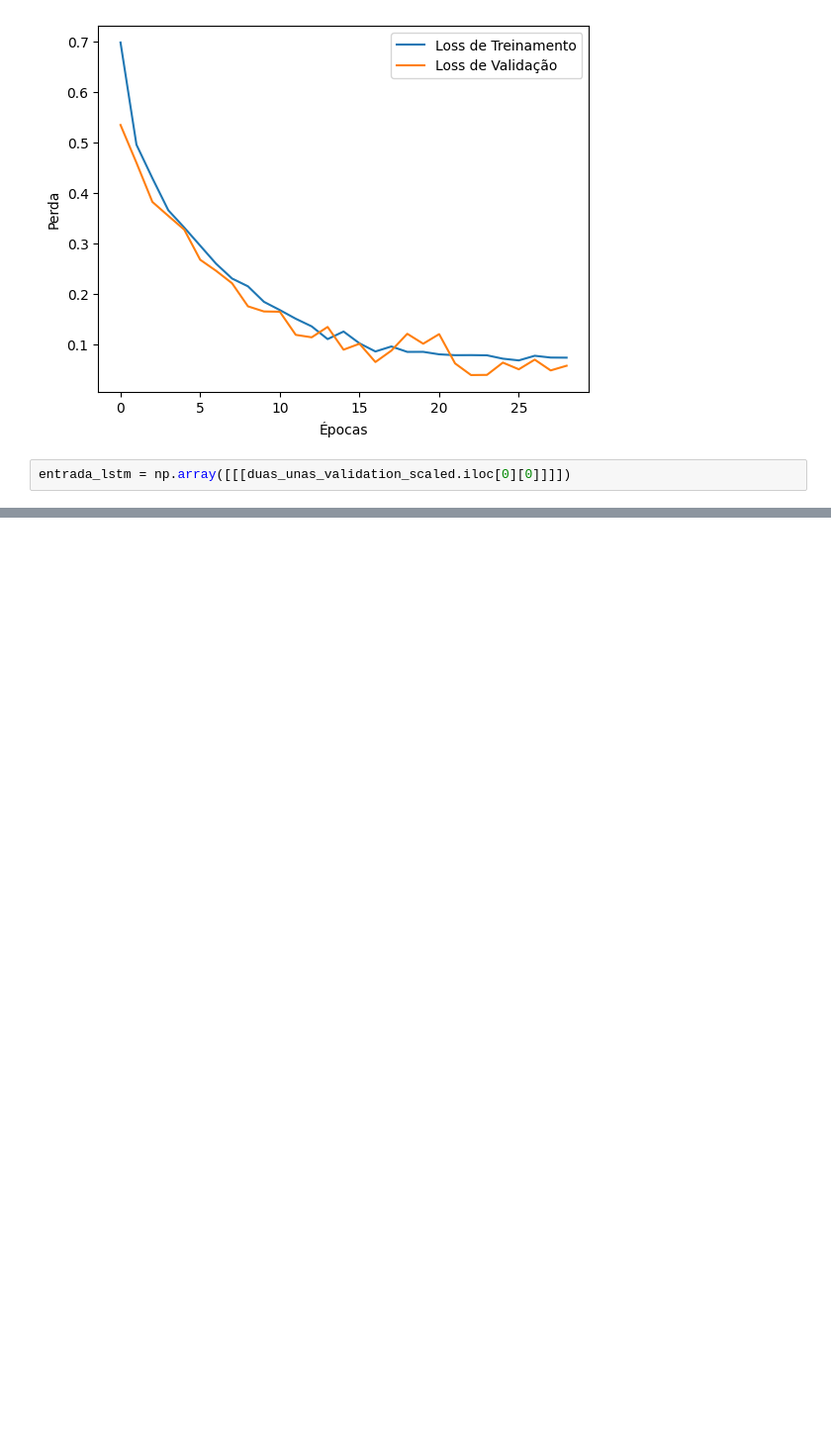
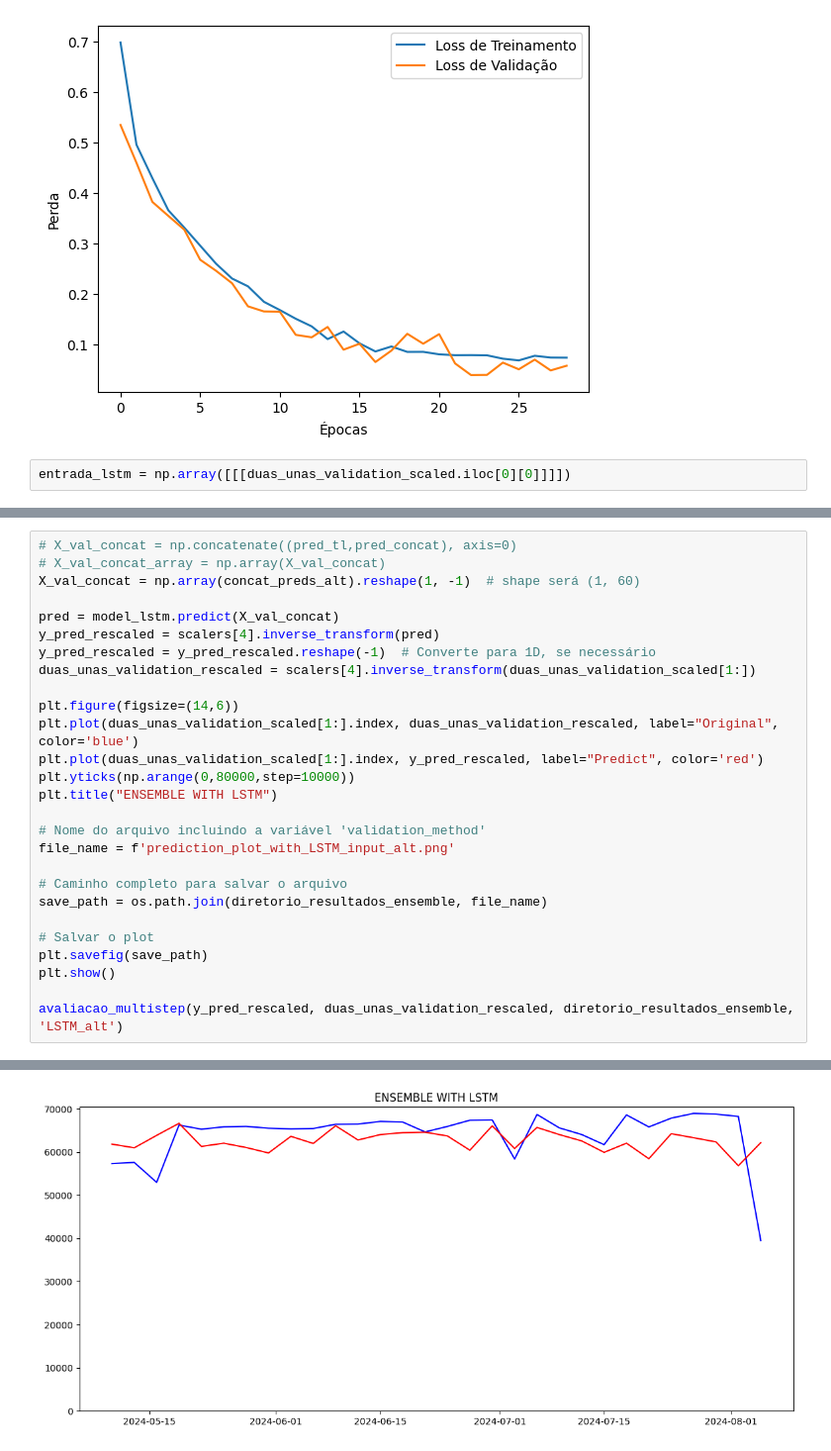
Before and after one commit to RenanFTorres/lstm-timeseries-energy, a Jupyter notebook: Ensemble_teste.ipynb, the cells around one changed output, grey strips where cells are left out. Shown at 99% size. Cells and saved outputs as stored; diff of their text form; blank space fills up the shorter version.

```diff
--- a/Ensemble_teste.ipynb
+++ b/Ensemble_teste.ipynb
@@ -1153,0 +1209,28 @@ Terminada sequencia de testes
+# %%
+# X_val_concat = np.concatenate((pred_tl,pred_concat), axis=0)
+# X_val_concat_array = np.array(X_val_concat)
+X_val_concat = np.array(concat_preds_alt).reshape(1, -1)  # shape será (1, 60)
+
+pred = model_lstm.predict(X_val_concat)
+y_pred_rescaled = scalers[4].inverse_transform(pred)
+y_pred_rescaled = y_pred_rescaled.reshape(-1)  # Converte para 1D, se necessário
+duas_unas_validation_rescaled = scalers[4].inverse_transform(duas_unas_validation_scaled[1:])
+
+plt.figure(figsize=(14,6))
+plt.plot(duas_unas_validation_scaled[1:].index, duas_unas_validation_rescaled, label="Original", color='blue')
+plt.plot(duas_unas_validation_scaled[1:].index, y_pred_rescaled, label="Predict", color='red')
+plt.yticks(np.arange(0,80000,step=10000))
+plt.title("ENSEMBLE WITH LSTM")
+
+# Nome do arquivo incluindo a variável 'validation_method'
+file_name = f'prediction_plot_with_LSTM_input_alt.png'
+
+# Caminho completo para salvar o arquivo
+save_path = os.path.join(diretorio_resultados_ensemble, file_name)
+
+# Salvar o plot
+plt.savefig(save_path)
+plt.show()
+
+avaliacao_multistep(y_pred_rescaled, duas_unas_validation_rescaled, diretorio_resultados_ensemble, 'LSTM_alt')
+# %% [output]
@@ -1153,0 +1238 @@ Terminada sequencia de testes
+[figure, added]
```
Also changed, not shown: parts of 9 cells of this notebook, 13 other files.
